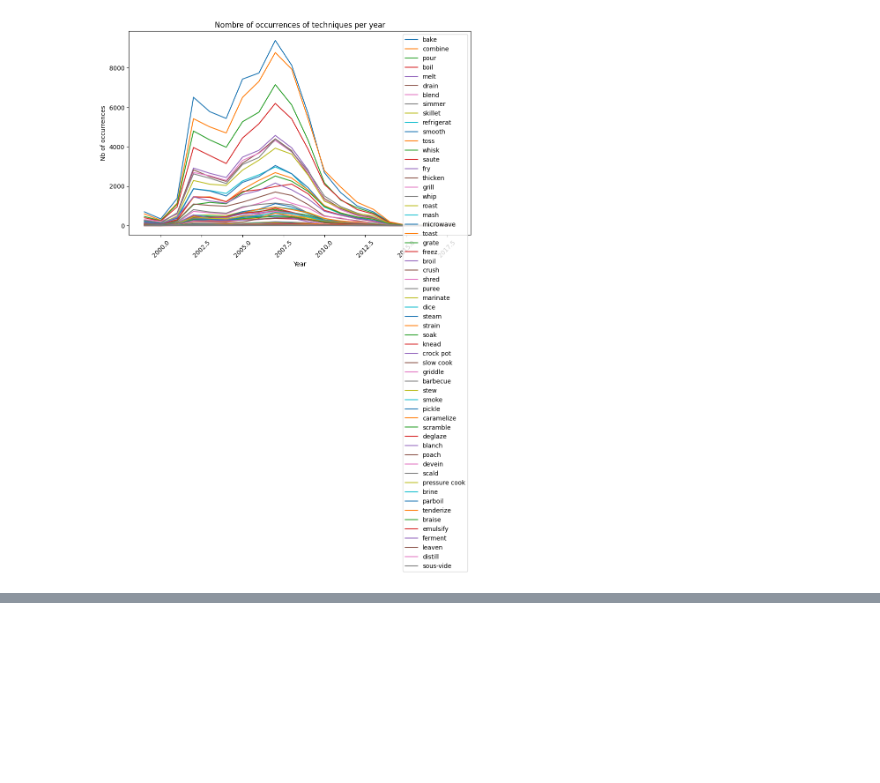
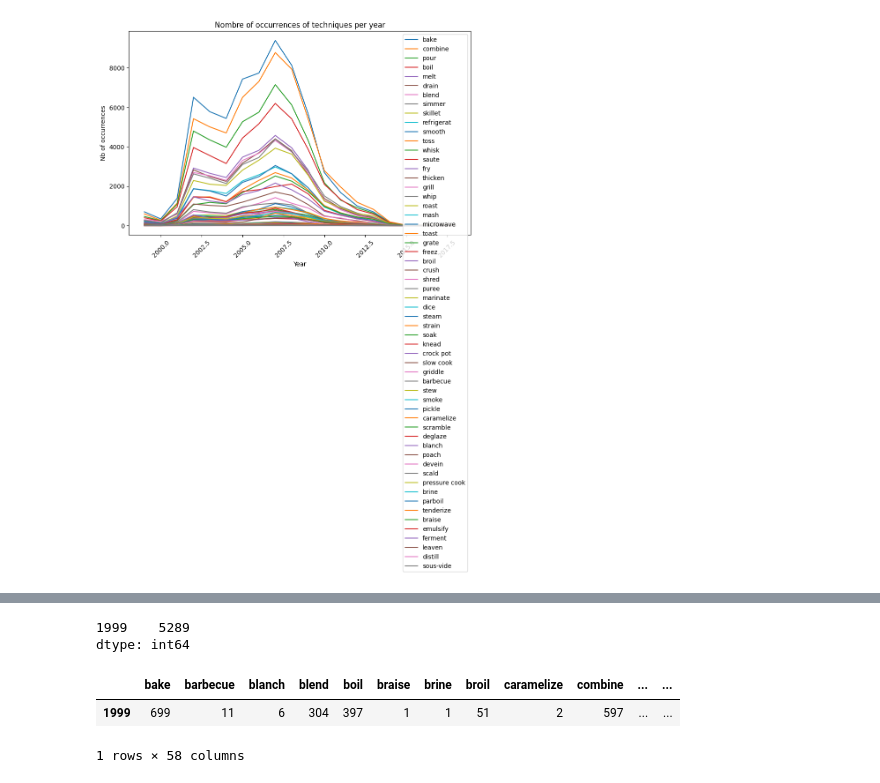
Before and after one commit to amaldre/projet_Kit_Big_Data, a Jupyter notebook: data_processing/baptiste.ipynb, the cells around one changed output, grey strips where cells are left out. Cells and saved outputs as stored; diff of their text form; code cells hidden in the pictures; blank space fills up the shorter version.

```diff
--- a/data_processing/baptiste.ipynb
+++ b/data_processing/baptiste.ipynb
@@ -345,0 +369,5 @@ plt.show()
+# %%
+traffic["index" == 1999]
+# %% [output]
+1999    5289
+dtype: int64
@@ -345,0 +379,6 @@ plt.show()
+# %%
+occurrences_df[occurrences_df.index == 1999]
+# %% [output]
+|  | bake | barbecue | blanch | blend | boil | braise | brine | broil | caramelize | combine | ... | ... |
+| 1999 | 699 | 11 | 6 | 304 | 397 | 1 | 1 | 51 | 2 | 597 | ... | ... |
+1 rows × 58 columns
```
Also changed, not shown: parts of 4 cells of this notebook, 3 other files.
